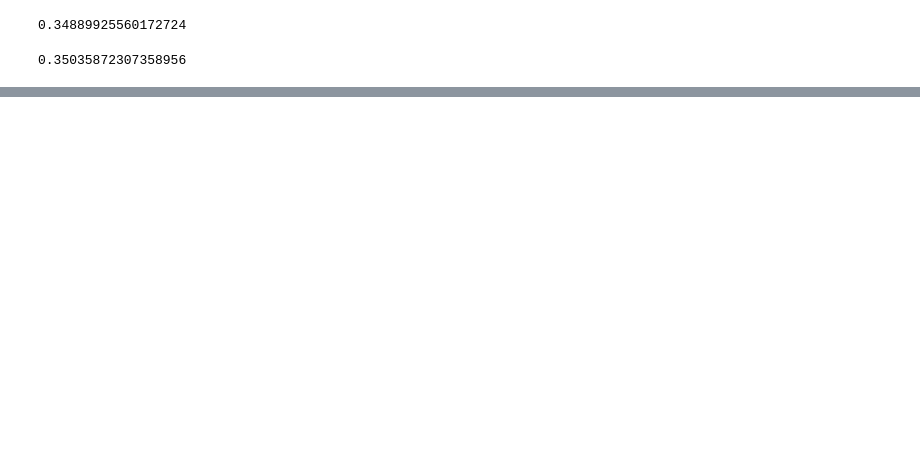
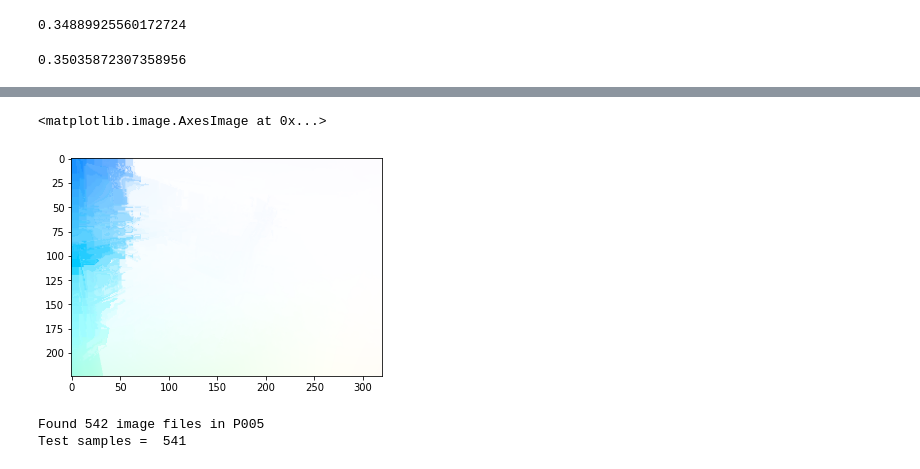
Before and after one commit to h-gokul/differentiable-slic, a Jupyter notebook: depthEstimation.ipynb, the cells around one changed output, grey strips where cells are left out. Cells and saved outputs as stored; diff of their text form; code cells hidden in the pictures; blank space fills up the shorter version.

```diff
--- a/depthEstimation.ipynb
+++ b/depthEstimation.ipynb
@@ -181,0 +222,21 @@ for idx , sample in tqdm(dataloader):
+# %%
+flowrgb_GT = IO.visualize_flow( imgtensor2np(segflow_GT[0]) )
+flowrgb_pred = IO.visualize_flow(imgtensor2np(segflow_pred[0]))
+
+
+plt.imshow(flowrgb_GT)
+# %% [output]
+<matplotlib.image.AxesImage at 0x...>
+[figure, added]
+# %%
+
+
+from tartandataloader import TartanLoader
+from torch.utils.data import DataLoader
+from loss import EPE
+
+valset = TartanLoader(basepath = ['Data/office2'], mode = 'test05', scale = 2)
+val_loader = DataLoader(valset, batch_size=1, shuffle=False, num_workers=4)
+# %% [output]
+Found 542 image files in P005
+Test samples =  541
```
Also changed, not shown: parts of 18 cells of this notebook, 9 other files.
